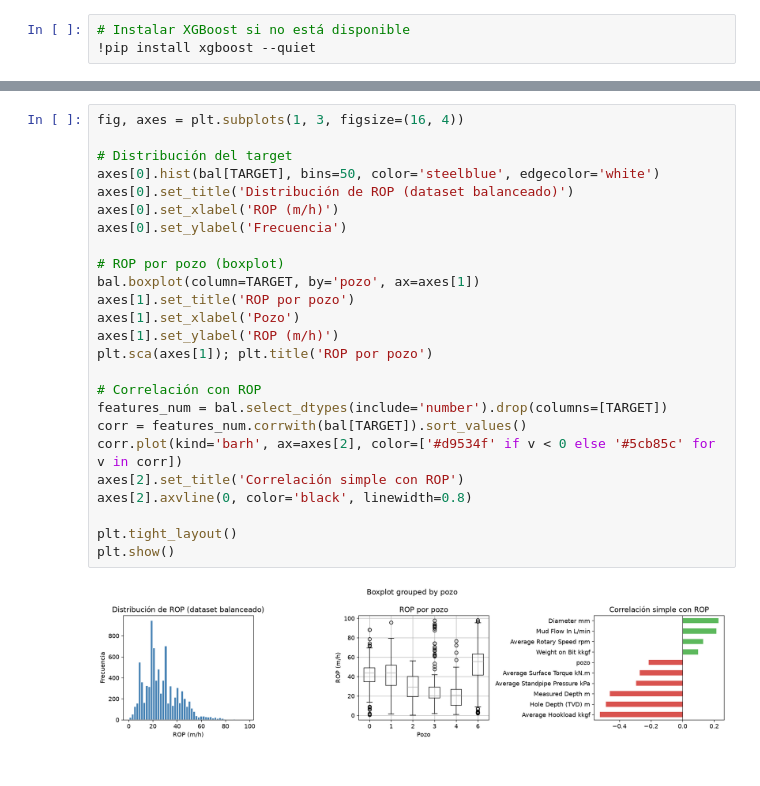
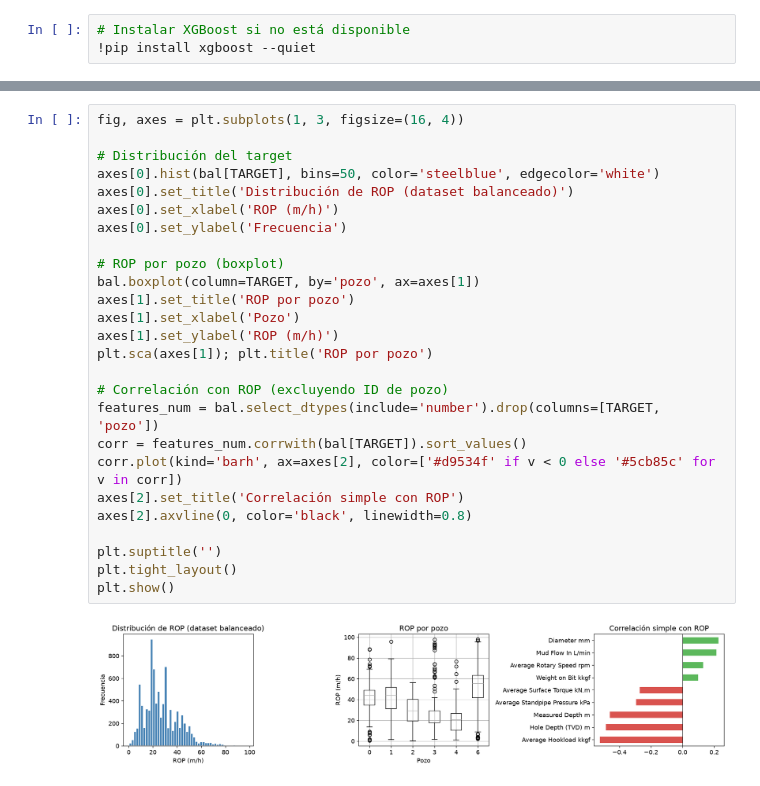
Before and after one commit to valebarzola/YPF-rop-predictor, a Jupyter notebook: ROP_Noruega_Modelado.ipynb, the cells around one changed output, grey strips where cells are left out. Saved outputs shown, nothing was run; the diff lists cells and outputs as text.

```diff
--- a/ROP_Noruega_Modelado.ipynb
+++ b/ROP_Noruega_Modelado.ipynb
@@ -108,29 +110,30 @@ Name: count, dtype: int64
 # %%
 fig, axes = plt.subplots(1, 3, figsize=(16, 4))
 
 # Distribución del target
 axes[0].hist(bal[TARGET], bins=50, color='steelblue', edgecolor='white')
 axes[0].set_title('Distribución de ROP (dataset balanceado)')
 axes[0].set_xlabel('ROP (m/h)')
 axes[0].set_ylabel('Frecuencia')
 
 # ROP por pozo (boxplot)
 bal.boxplot(column=TARGET, by='pozo', ax=axes[1])
 axes[1].set_title('ROP por pozo')
 axes[1].set_xlabel('Pozo')
 axes[1].set_ylabel('ROP (m/h)')
 plt.sca(axes[1]); plt.title('ROP por pozo')
 
-# Correlación con ROP
-features_num = bal.select_dtypes(include='number').drop(columns=[TARGET])
+# Correlación con ROP (excluyendo ID de pozo)
+features_num = bal.select_dtypes(include='number').drop(columns=[TARGET, 'pozo'])
 corr = features_num.corrwith(bal[TARGET]).sort_values()
 corr.plot(kind='barh', ax=axes[2], color=['#d9534f' if v < 0 else '#5cb85c' for v in corr])
 axes[2].set_title('Correlación simple con ROP')
 axes[2].axvline(0, color='black', linewidth=0.8)
 
+plt.suptitle('')
 plt.tight_layout()
 plt.show()
 # %% [output]
-[figure, old version]
+[figure, new version]
 # %%
 fig, ax = plt.subplots(figsize=(10, 8))
```
Also changed, not shown: parts of 48 cells of this notebook, 1 other file.
